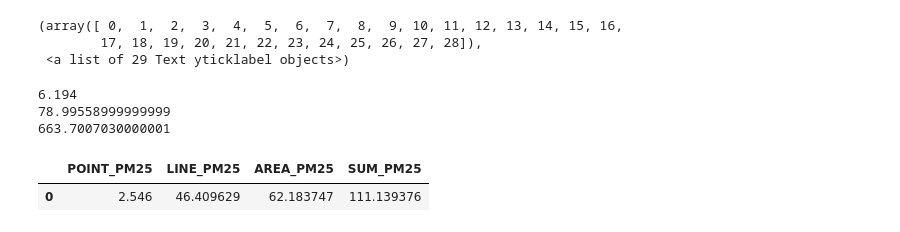
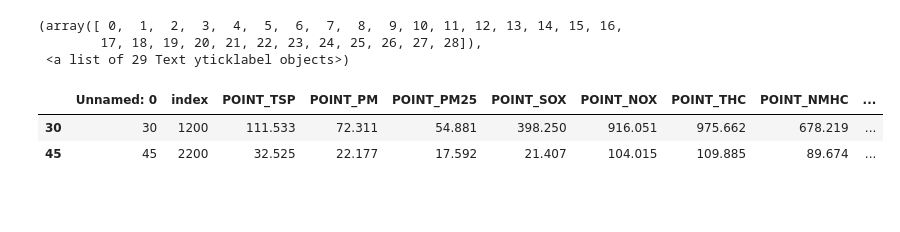
Before and after one commit to Linked-Open-Data-LOD-Taiwan/ontologies, a Jupyter notebook: script/air_TEDS.ipynb, the cells around one changed output. Drawn from its saved outputs; the diff is of its cells as text; code cells hidden in the pictures; blank space fills up the shorter version.

```diff
--- a/script/air_TEDS.ipynb
+++ b/script/air_TEDS.ipynb
@@ -101,7 +104,7 @@ from dbfread import DBF
 import pandas as pd
 point_file = "dataset/TEDS10 POINT TWD97.dbf"
 line_file = "dataset/TEDS10_LINE_TWD97.dbf"
-area_file = "dataset/TEDS10_AREA_WGS84.dbf"
+area_file = "dataset/TEDS10_AREA_TWD97.dbf"
 
 area_table = DBF(area_file,char_decode_errors='ignore',encoding='big5',load=True)
 cols = []
@@ -580,6 +552,10 @@ townp_df=pd.read_csv('output/town_people.csv') #8410
 townp_df = townp_df.drop('0',axis=1)
 
 pla_df = pd.merge(pla_df, townp_df, left_on='AREA',right_on='區域別', how='left')
+pla_df = pla_df.drop(['區域別'], axis=1)
+pla_df = pla_df.dropna()
+pla_df=pla_df.astype({'年底人口數': 'int64'})
+pla_df=pla_df.astype({'人口密度': 'int64'})
 # 1200 新竹市,2200 嘉義市 沒有人口資料
-#pla_df
-pla_df.to_csv('output/點線面_鄉鎮_PM25.csv')
+pla_df
+#pla_df.to_csv('output/點線面_鄉鎮_PM25.csv')
@@ -710,24 +723,31 @@ plt.yticks(fontname = 'SimSun',size=5)
  <a list of 29 Text yticklabel objects>)
 # %%
 # 資料驗證正確性
-pd.set_option('display.max_rows', 20)
+#pd.set_option('display.max_rows', 20)
 #pd.set_option('display.max_columns', None)
 #area_df.groupby('DICT')['EM_PM25'].sum()
 #point_df
-print(point_df[point_df['DICT_NO']=='0102']['TSP_EMI'].sum())
-print(line_df[line_df['DICT']=='0102']['EM_TSP'].sum())
-print(area_df[area_df['DICT']=='0102']['EM_TSP'].sum())
-#pla_df
-pla_df[pla_df['鄉鎮代碼']==101][['POINT_PM25','LINE_PM25','AREA_PM25','SUM_PM25']]
+#print(point_df[point_df['DICT_NO']=='0102']['TSP_EMI'].sum())
+#print(line_df[line_df['DICT']=='0102']['EM_TSP'].sum())
+#print(area_df[area_df['DICT']=='0102']['EM_TSP'].sum())
+#pla_df[pla_df['鄉鎮代碼']==101][['POINT_PM25','LINE_PM25','AREA_PM25','SUM_PM25']]
 #line_df.shape
 #area_df.shape
 #pla_df
 #town_df.shape
 #city_df.shape
 #townp_df.shape
+#pla_df
+#pla_df['SUM_NH3']
+#pla_df.isna()
+#pla_df.all(axis=0)
+#pla_df['index'].isna()
+#pla_df.iloc[0].isna()
+#pla_df.isna()
+#pla_df.isna().any()
+pla_df[pla_df['區域別'].isna()]
+#pla_df[pla_df.isna().any()]
 # %% [output]
-6.194
-78.99558999999999
-663.7007030000001
-|  | POINT_PM25 | LINE_PM25 | AREA_PM25 | SUM_PM25 |
-| 0 | 2.546 | 46.409629 | 62.183747 | 111.139376 |
+|  | Unnamed: 0 | index | POINT_TSP | POINT_PM | POINT_PM25 | POINT_SOX | POINT_NOX | POINT_THC | POINT_NMHC | ... |
+| 30 | 30 | 1200 | 111.533 | 72.311 | 54.881 | 398.250 | 916.051 | 975.662 | 678.219 | ... |
+| 45 | 45 | 2200 | 32.525 | 22.177 | 17.592 | 21.407 | 104.015 | 109.885 | 89.674 | ... |
```
Also changed, not shown: parts of 20 cells of this notebook, 8 other files.
